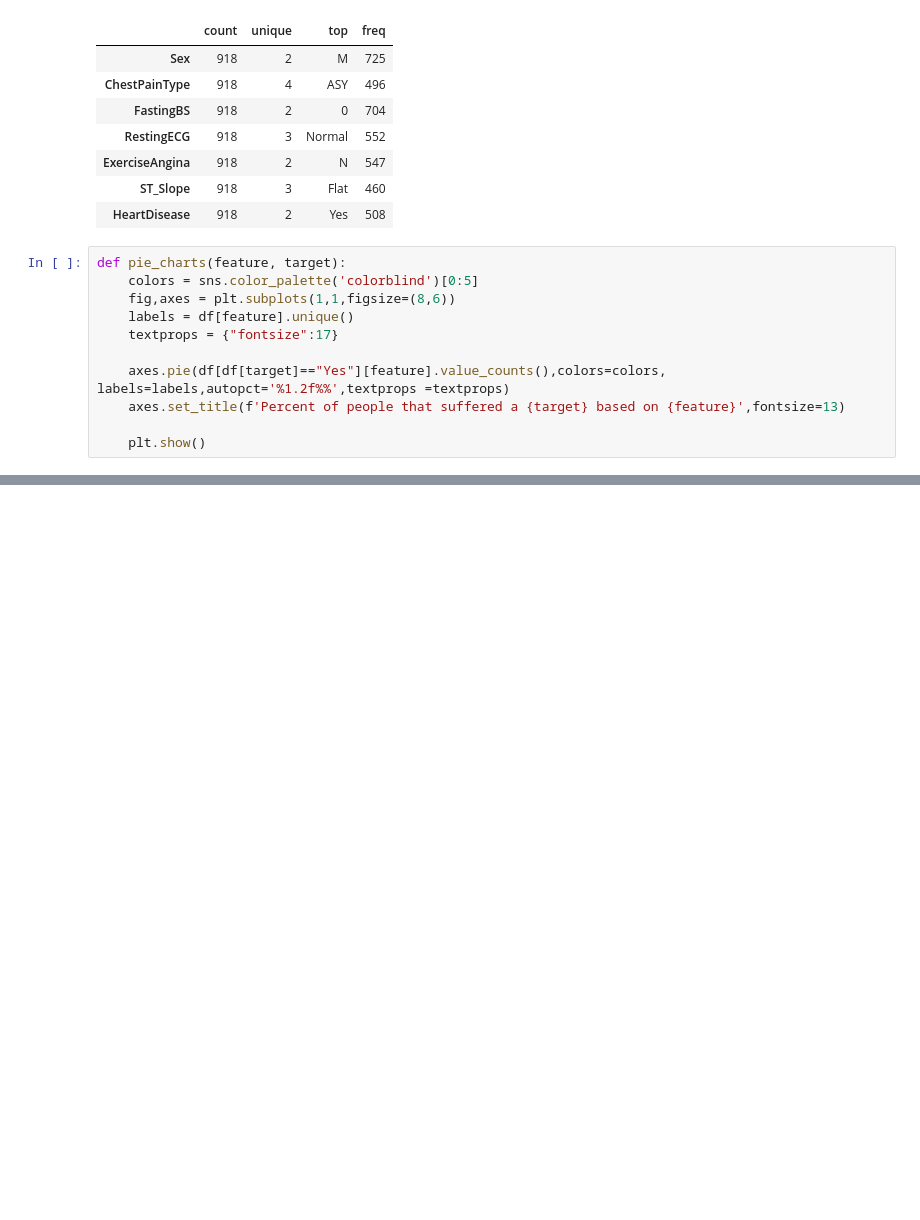
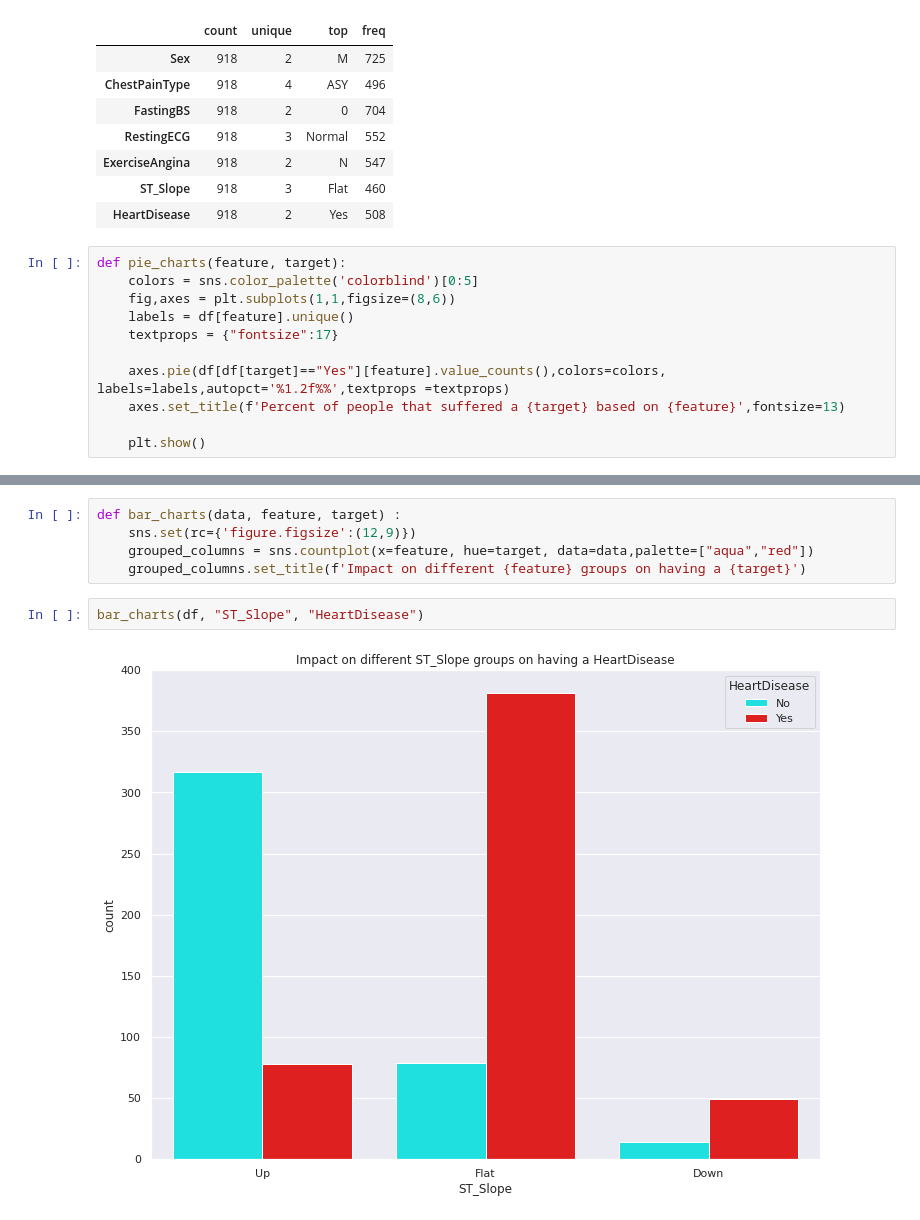
Before and after one commit to BrStefan/DataVis, a Jupyter notebook: DV_1.ipynb, the cells around one changed output, grey strips where cells are left out. Drawn from its saved outputs; the diff is of its cells as text; blank space fills up the shorter version.

Commit message:
Bar charts for multiclass features

```diff
--- a/DV_1.ipynb
+++ b/DV_1.ipynb
@@ -129,0 +130,9 @@ for feature in binary_feature:
+# %%
+def bar_charts(data, feature, target) :
+    sns.set(rc={'figure.figsize':(12,9)})
+    grouped_columns = sns.countplot(x=feature, hue=target, data=data,palette=["aqua","red"])
+    grouped_columns.set_title(f'Impact on different {feature} groups on having a {target}')
+# %%
+bar_charts(df, "ST_Slope", "HeartDisease")
+# %% [output]
+[figure, added]
```
Also changed, not shown: parts of 3 cells of this notebook.
